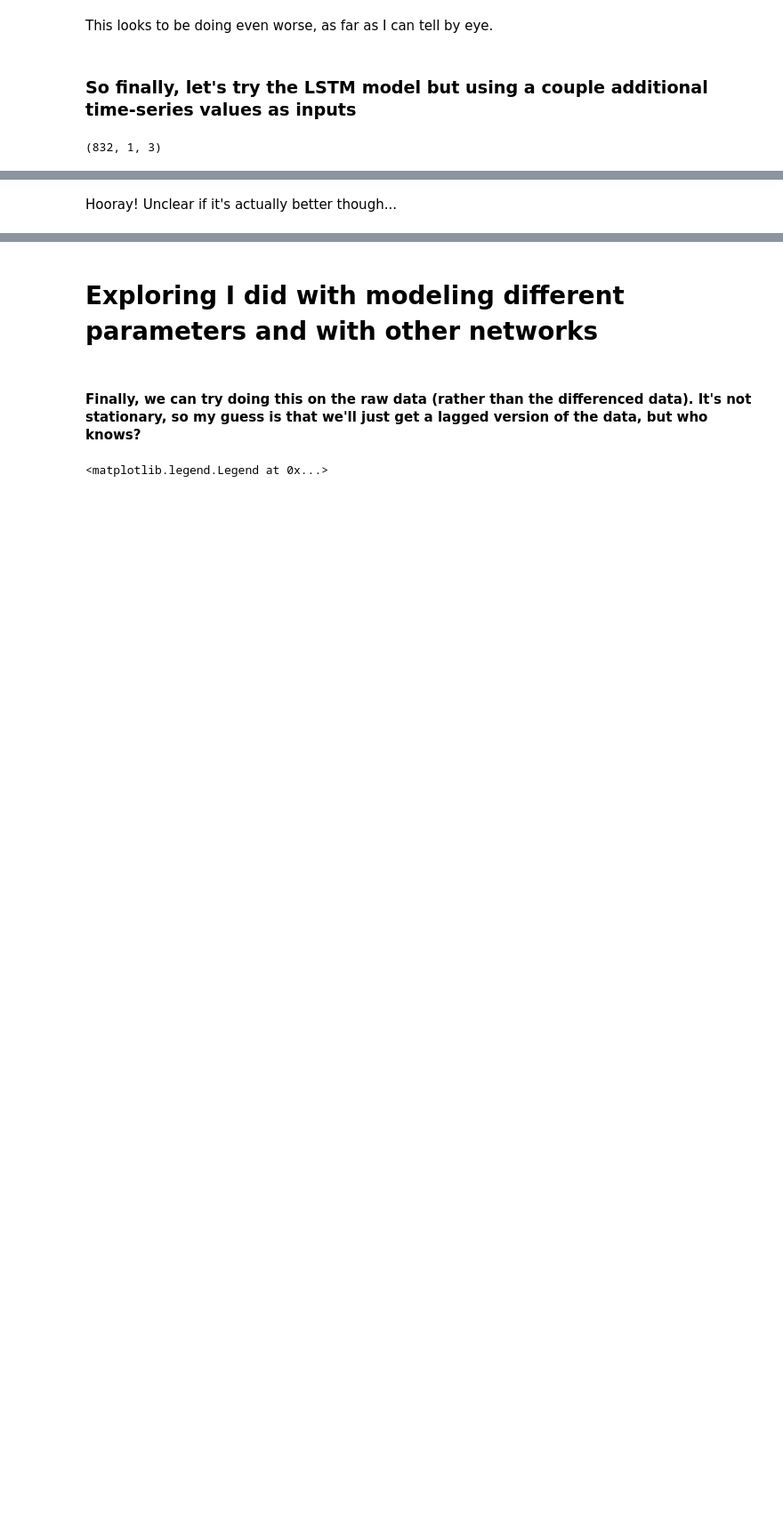
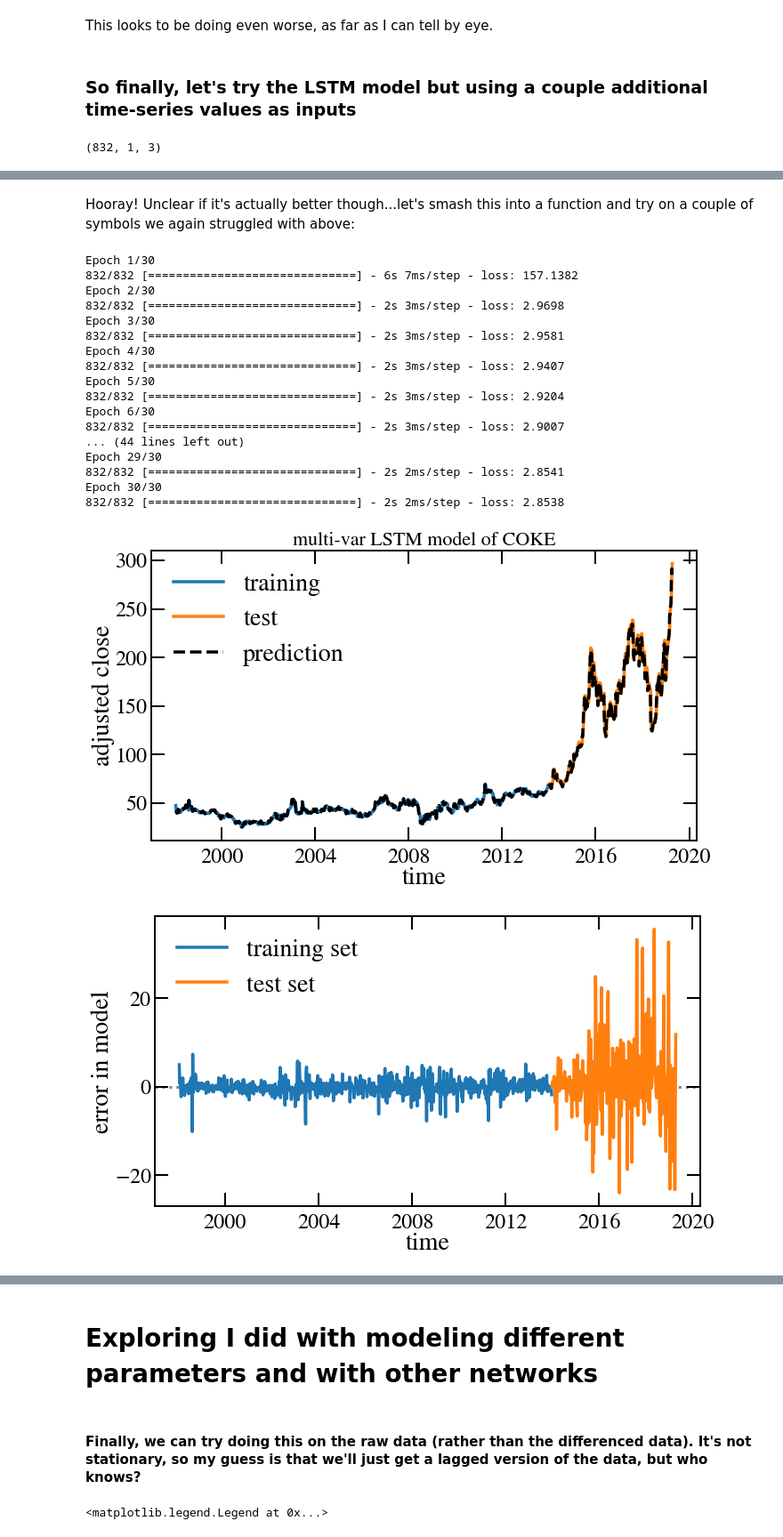
Before and after one commit to sheagk/stocks, a Jupyter notebook: single_stock_training.ipynb, the cells around one changed output, grey strips where cells are left out. Shown at 89% size. Drawn from its saved outputs; the diff is of its cells as text; code cells hidden in the pictures; blank space fills up the shorter version.

Commit message:
got the multi-var lstm model working

```diff
--- a/single_stock_training.ipynb
+++ b/single_stock_training.ipynb
@@ -1138,2 +1138,2 @@ ax.plot(test_times, y_test_pred, color='k', label='_nolegend_', ls='--')
 # %% [markdown]
-Hooray!  Unclear if it's actually better though...
+Hooray!  Unclear if it's actually better though...let's smash this into a function and try on a couple of symbols we again struggled with above:
@@ -1153,0 +1233,24 @@ training_values.keys()
+# %%
+target_key = 'adjusted close'
+exog_keys = ['normalized variance', 'frac delta volume']
+model, fig, error_fig = train_and_plot_lstm_with_exog('COKE', symbol_list, target_key, exog_keys)
+# %% [output]
+Epoch 1/30
+832/832 [==============================] - 6s 7ms/step - loss: 157.1382
+Epoch 2/30
+832/832 [==============================] - 2s 3ms/step - loss: 2.9698
+Epoch 3/30
+832/832 [==============================] - 2s 3ms/step - loss: 2.9581
+Epoch 4/30
+832/832 [==============================] - 2s 3ms/step - loss: 2.9407
+Epoch 5/30
+832/832 [==============================] - 2s 3ms/step - loss: 2.9204
+Epoch 6/30
+832/832 [==============================] - 2s 3ms/step - loss: 2.9007
+... (44 lines left out)
+Epoch 29/30
+832/832 [==============================] - 2s 2ms/step - loss: 2.8541
+Epoch 30/30
+832/832 [==============================] - 2s 2ms/step - loss: 2.8538
+[figure, added]
+[figure, added]
```
Also changed, not shown: parts of 14 cells of this notebook, 1 other file.
